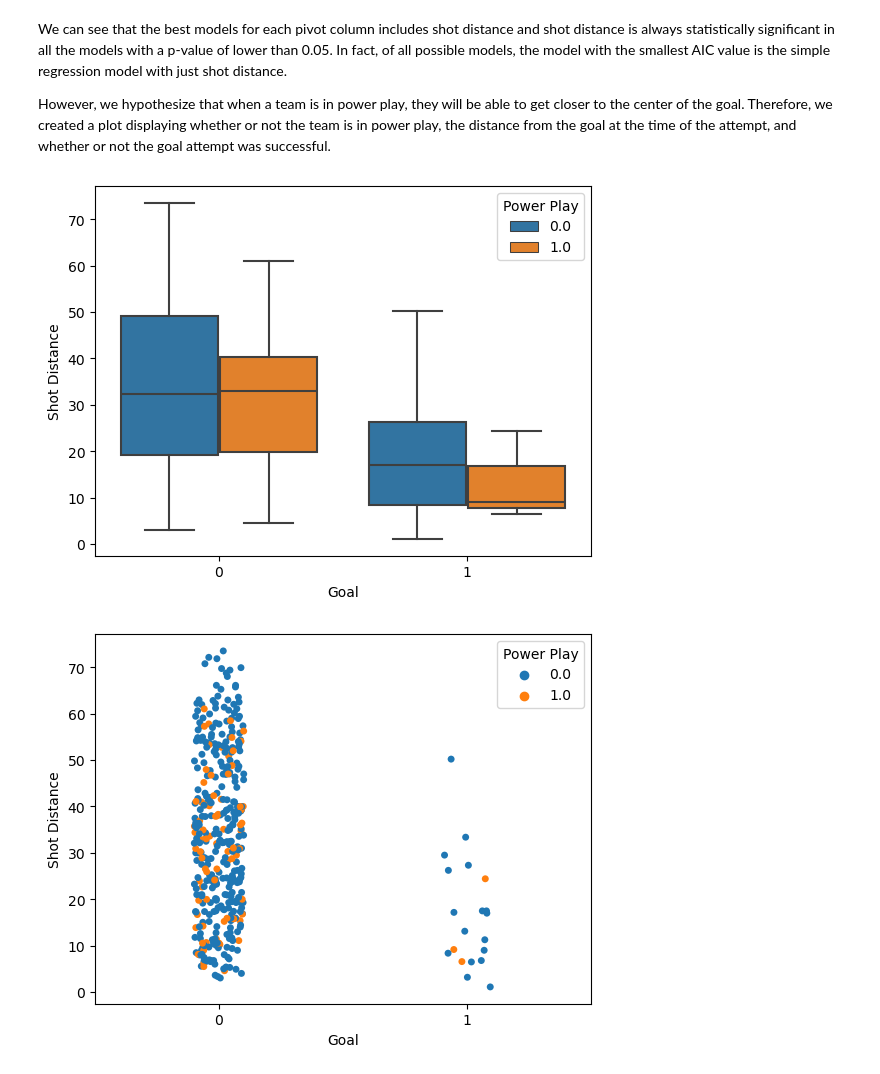
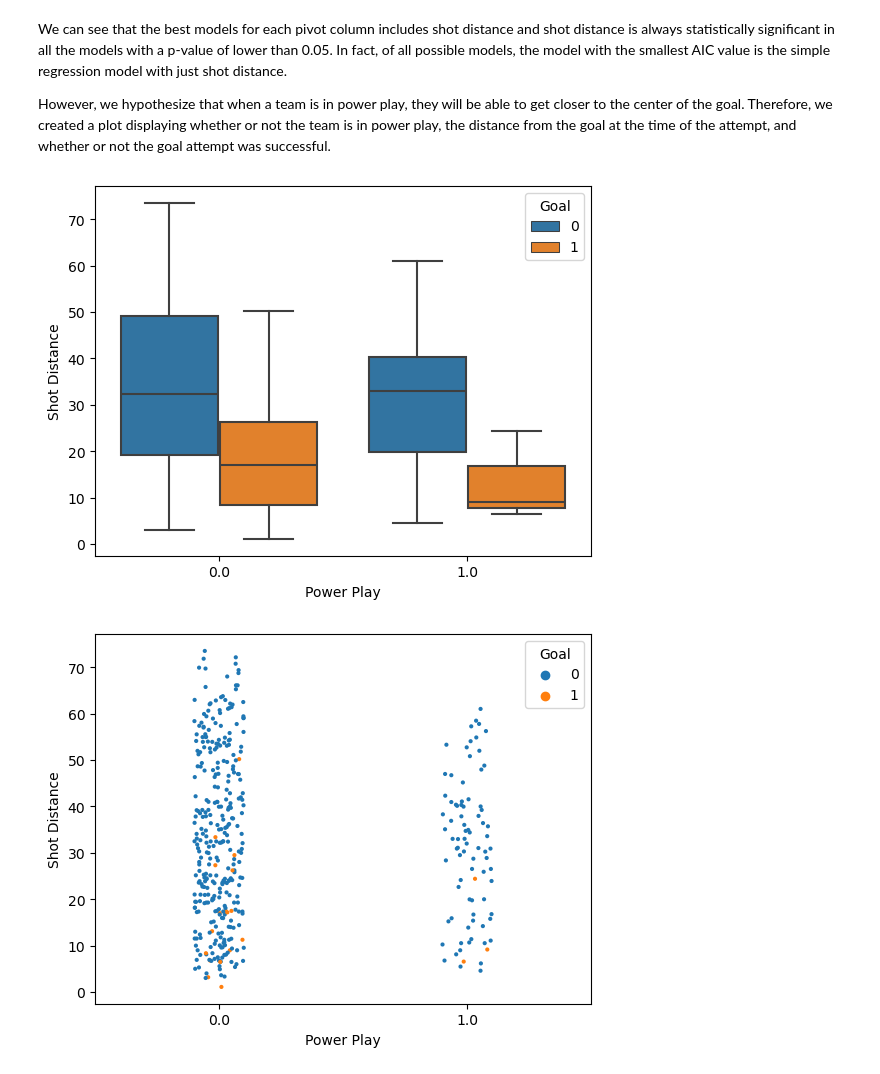
Before and after one commit to yzhao2433/big_red_cup24, a Jupyter notebook: GoalPowerPlay.ipynb, the cells around one changed output. Cells and saved outputs as stored; diff of their text form; code cells hidden in the pictures.

Commit message:
Made x into power play instead of goal

```diff
--- a/GoalPowerPlay.ipynb
+++ b/GoalPowerPlay.ipynb
@@ -452,11 +452,11 @@ We can see that the best models for each pivot column includes shot distance and
 
 However, we hypothesize that when a team is in power play, they will be able to get closer to the center of the goal. Therefore, we created a plot displaying whether or not the team is in power play, the distance from the goal at the time of the attempt, and whether or not the goal attempt was successful.
 # %%
-sns.boxplot(x = power_play["Goal"], y = power_play["Shot Distance"], hue = power_play["Power Play"])
+sns.boxplot(x = power_play["Power Play"], y = power_play["Shot Distance"], hue = power_play["Goal"])
 plt.show()
 
-sns.stripplot(x = power_play["Goal"], y = power_play["Shot Distance"], hue = power_play["Power Play"])
+sns.stripplot(x = power_play["Power Play"], y = power_play["Shot Distance"], hue = power_play["Goal"], s = 3)
 plt.show()
 # %% [output]
-[figure, old version]
+[figure, new version]
-[figure, old version]
+[figure, new version]
```
